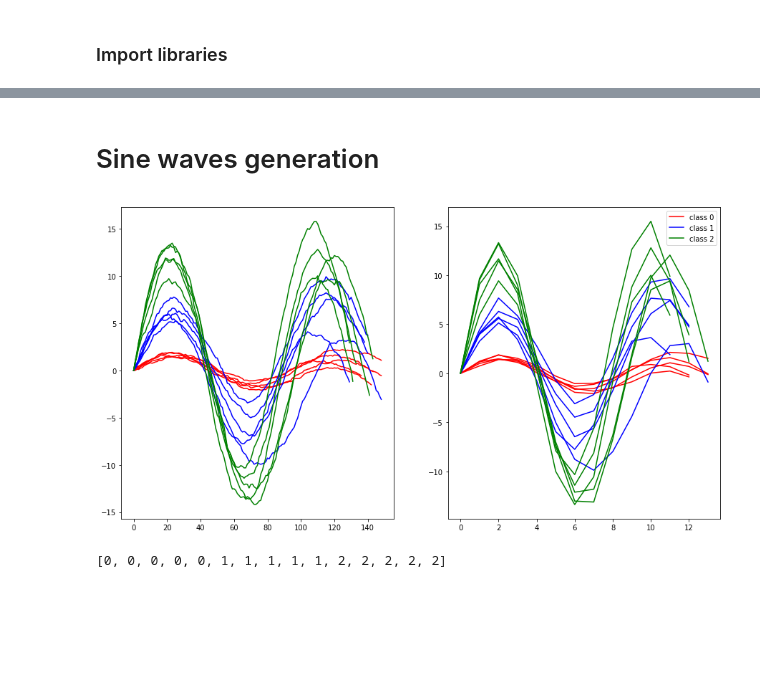
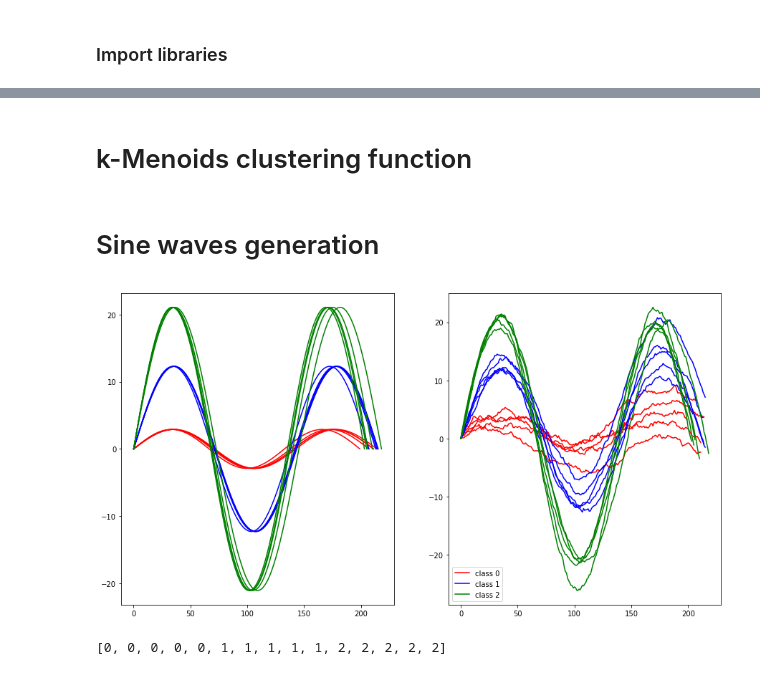
Before and after one commit to mindychen213/warped-p-variation, a Jupyter notebook: Branch-and-Bound/examples/sine_waves_clustering.ipynb, the cells around one changed output, grey strips where cells are left out. Saved outputs shown, nothing was run; the diff lists cells and outputs as text; code cells hidden in the pictures; blank space fills up the shorter version.

Commit message:
final clustering results

```diff
--- a/Branch-and-Bound/examples/sine_waves_clustering.ipynb
+++ b/Branch-and-Bound/examples/sine_waves_clustering.ipynb
@@ -35,3 +38,5 @@ def brownian(steps, width, time=1.):
     path = np.zeros((steps + 1, width))
     np.cumsum(white(steps, width, time), axis=0, out=path[1:, :])
     return path
+# %% [markdown]
+# k-Menoids clustering function
@@ -39,14 +83,14 @@ def brownian(steps, width, time=1.):
 # Sine waves generation
 # %%
 # amplitudes of sine waves defining classes
-amplitudes = [1.5, 6., 12.]
+amplitudes = [2.9, 12.3, 21.1]
 
 # number of paths per class
 nb_inclass_paths = 5
 
 # min and max number of sample points in paths
-n_min = 130
-n_max = 150
+n_min = 200
+n_max = 220
 
 # time horizon
 T = 3*np.pi
@@ -62,7 +106,6 @@ b_paths = []
 
 # perturbed paths
 X_perturbed = []
-brownian_time_rescale_factor = 0.05
 
 for c, amp in enumerate(amplitudes):
     for k in range(nb_inclass_paths):
@@ -71,6 +114,6 @@ for c, amp in enumerate(amplitudes):
         idx = np.linspace(0, T, n_samples)
         path = amp*np.sin(idx).reshape(-1, 1)
         X.append(path)
-        BM = brownian(n_samples-1, 1, brownian_time_rescale_factor*T*(5*c+1))
+        BM = brownian(n_samples-1, 1, T)
         b_paths.append(BM)
         X_perturbed.append(path+BM)
@@ -77,13 +122,14 @@ for c, amp in enumerate(amplitudes):
 # %%
 colors = ['red', 'blue', 'green']
 fig, ax = plt.subplots(1, 2, figsize=(15, 8))
-for c, p in zip(classes, X_perturbed):
+for c, p, p_eps in zip(classes, X, X_perturbed):
     ax[0].plot(p, c=colors[c], label = f'class {c}' if f'class {c}' not in plt.gca().get_legend_handles_labels()[1] else '')
-    ax[1].plot(p[::11], c=colors[c], label = f'class {c}' if f'class {c}' not in plt.gca().get_legend_handles_labels()[1] else '')
+    ax[1].plot(p_eps, c=colors[c], label = f'class {c}' if f'class {c}' not in plt.gca().get_legend_handles_labels()[1] else '')
+#     ax[1].plot(p[::resampling_rate], c=colors[c], label = f'class {c}' if f'class {c}' not in plt.gca().get_legend_handles_labels()[1] else '')
 plt.legend()
 plt.show()
 # %% [output]
-[figure, old version]
+[figure, new version]
 # %%
 classes
 # %% [output]
```
Also changed, not shown: parts of 48 cells of this notebook, 6 other files.
